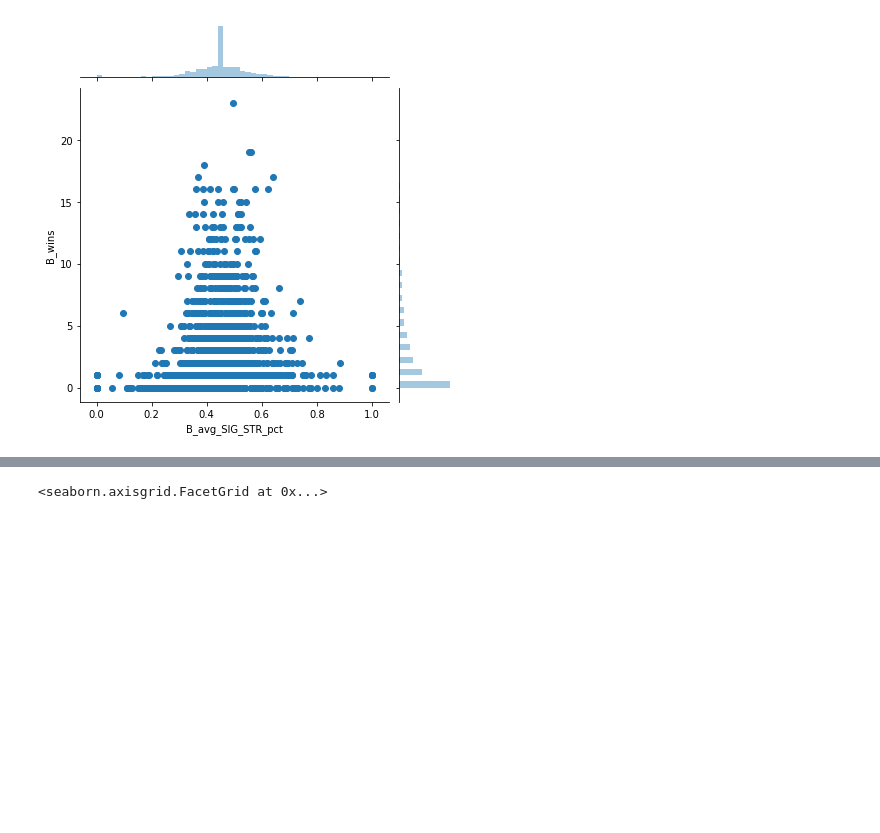
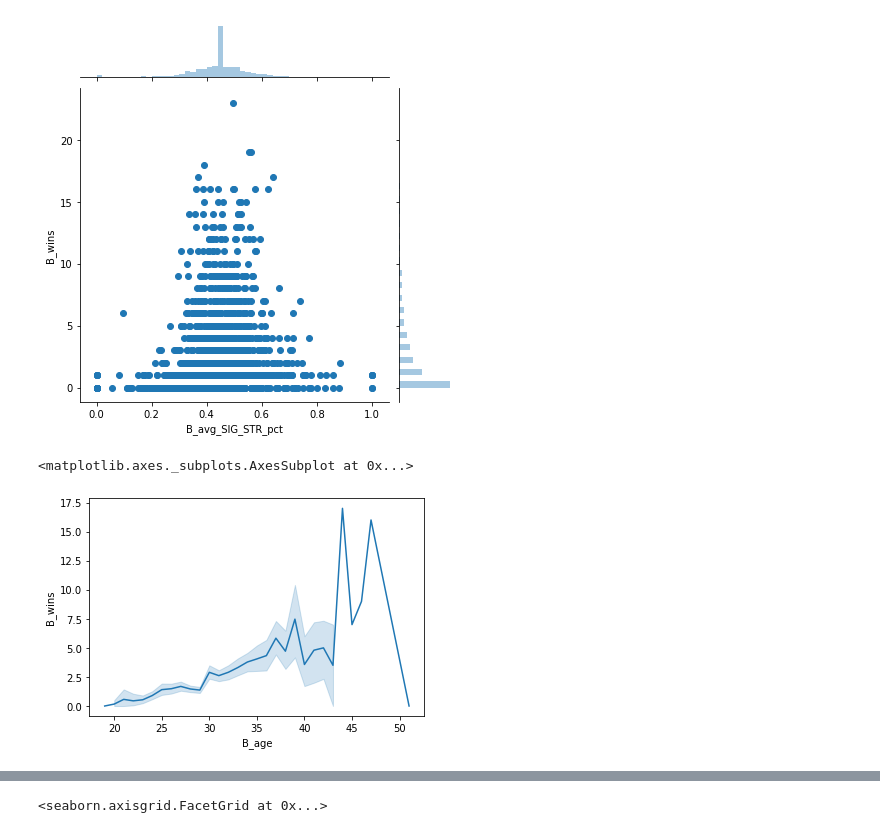
Before and after one commit to abasiamaakpan/UFC_Data_Mining_Project, a Jupyter notebook: Categorical_Plots.ipynb, the cells around one changed output, grey strips where cells are left out. Saved outputs shown, nothing was run; the diff lists cells and outputs as text; code cells hidden in the pictures; blank space fills up the shorter version.

Commit message:
r plots in categorical added

```diff
--- a/Categorical_Plots.ipynb
+++ b/Categorical_Plots.ipynb
@@ -17,4 +18,7 @@ sns.jointplot(x="B_avg_SIG_STR_pct", y="B_wins", data=df2);
 [figure]
 # %%
 #A line plot for B_age and B_wins
-sns.lineplot(x="B_age", y="B_wins", data=df)
+sns.lineplot(x="B_age", y="B_wins", data=df2)
+# %% [output]
+<matplotlib.axes._subplots.AxesSubplot at 0x...>
+[figure, added]
```
Also changed, not shown: parts of 50 cells of this notebook.
